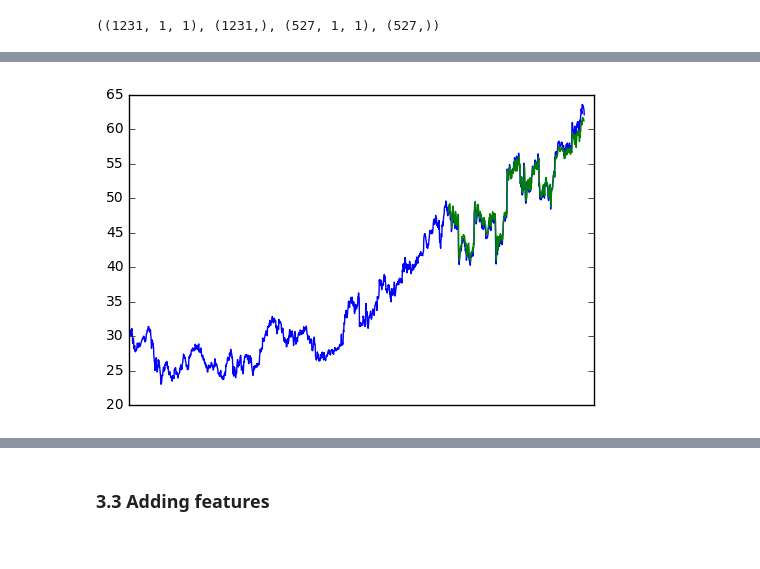
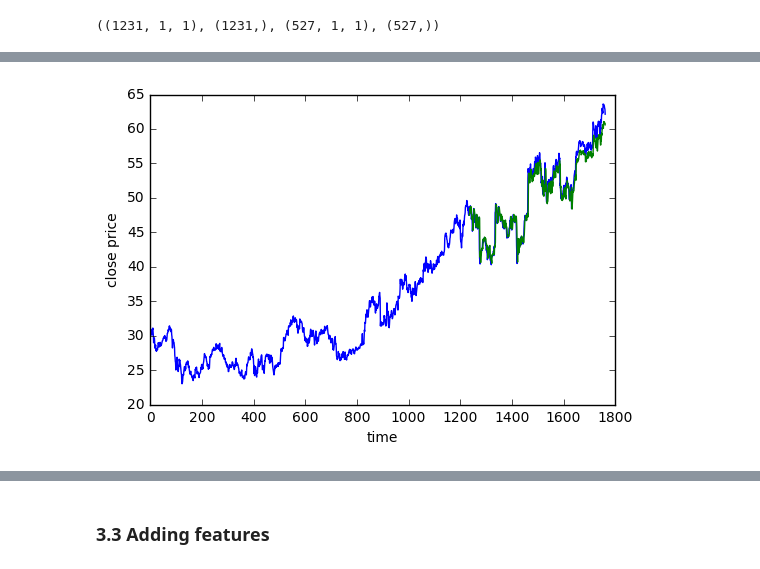
Before and after one commit to Monfffy/StcokPrice, a Jupyter notebook: Project2-StcokPricePrediction.ipynb, the cells around one changed output, grey strips where cells are left out. Cells and saved outputs as stored; diff of their text form; code cells hidden in the pictures.

```diff
--- a/Project2-StcokPricePrediction.ipynb
+++ b/Project2-StcokPricePrediction.ipynb
@@ -281,15 +279,18 @@ Prediction MSE: 0.93961613
 # %%
 # shift test predictions for plotting
 testPredictPlot = np.empty_like(companyStock)
 testPredictPlot[:, :] = np.nan
-testPredictPlot[len(trainX)+(look_back*2)+1:len(companyStock)-1, :] = testPredict
+testPredictPlot[len(companyStock)-len(testPredict):len(companyStock),:] = testPredict
+
 # plot baseline and predictions
 plt.plot(scaler.inverse_transform(companyStock))
 plt.plot(testPredictPlot)
-plt.xticks(())
+plt.xticks()
+plt.xlabel('time')
+plt.ylabel('close price')
 plt.show()
 # %% [output]
-[figure, old version]
+[figure, new version]
 # %%
 # rerun the model with time window of 5 days / 10 days
 look_back = 5
```
Also changed, not shown: parts of 41 cells of this notebook.
